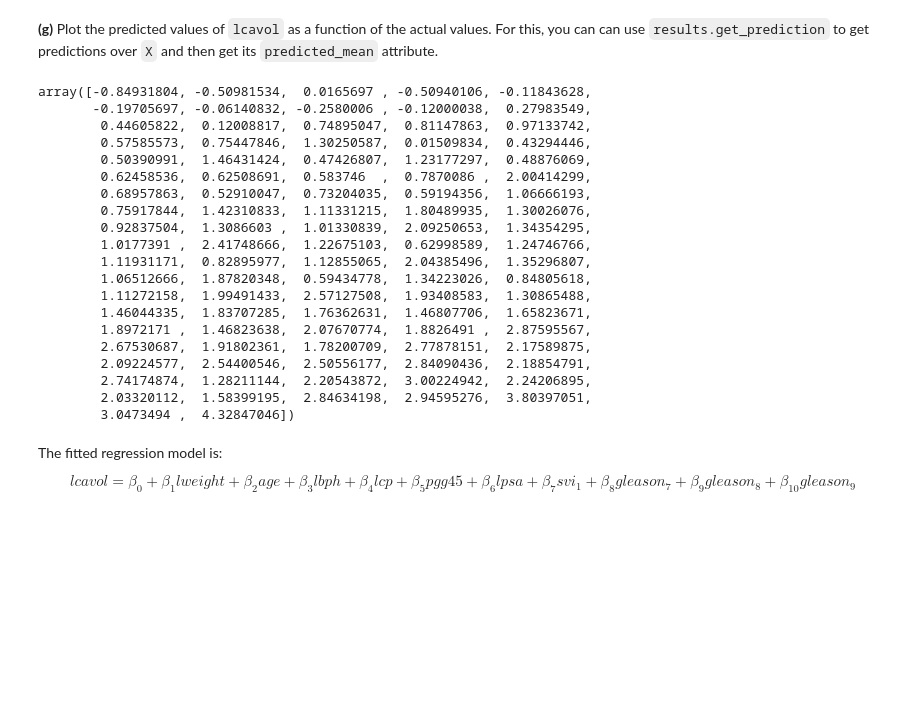
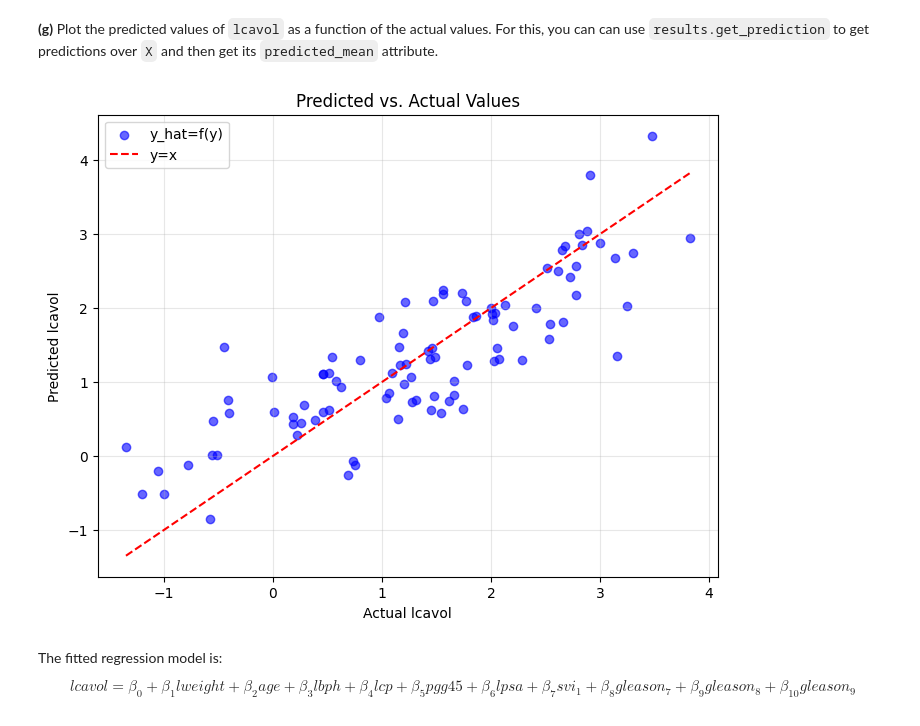
Before and after one commit to Erratu/Stats-S8-TPs, a Jupyter notebook: TP1/TP1.ipynb, the cells around one changed output. Cells and saved outputs as stored; diff of their text form; code cells hidden in the pictures; blank space fills up the shorter version.

```diff
--- a/TP1/TP1.ipynb
+++ b/TP1/TP1.ipynb
@@ -563,28 +630,25 @@ def resolution(X,y):
 # %% [markdown]
 **(g)** Plot the predicted values of `lcavol` as a function of the actual values. For this, you can can use `results.get_prediction` to get predictions over `X` and then get its `predicted_mean` attribute.
 # %%
-results.get_prediction().predicted_mean
+predicted_obj = results.get_prediction(X)
+
+y_hat = predicted_obj.predicted_mean
+
+plt.figure(figsize=(8, 6))
+plt.scatter(y, y_hat, alpha=0.6, color='blue', label='y_hat=f(y)')
+
+
+line_coords = np.linspace(y.min(), y.max(), 100)
+plt.plot(line_coords, line_coords, color='red', linestyle='--', label='y_hat=y')
+
+plt.xlabel('Actual lcavol')
+plt.ylabel('Predicted lcavol')
+plt.title('Predicted vs. Actual Values')
+plt.legend()
+plt.grid(True, alpha=0.3)
+plt.show()
 # %% [output]
-array([-0.84931804, -0.50981534,  0.0165697 , -0.50940106, -0.11843628,
-       -0.19705697, -0.06140832, -0.2580006 , -0.12000038,  0.27983549,
-        0.44605822,  0.12008817,  0.74895047,  0.81147863,  0.97133742,
-        0.57585573,  0.75447846,  1.30250587,  0.01509834,  0.43294446,
-        0.50390991,  1.46431424,  0.47426807,  1.23177297,  0.48876069,
-        0.62458536,  0.62508691,  0.583746  ,  0.7870086 ,  2.00414299,
-        0.68957863,  0.52910047,  0.73204035,  0.59194356,  1.06666193,
-        0.75917844,  1.42310833,  1.11331215,  1.80489935,  1.30026076,
-        0.92837504,  1.3086603 ,  1.01330839,  2.09250653,  1.34354295,
-        1.0177391 ,  2.41748666,  1.22675103,  0.62998589,  1.24746766,
-        1.11931171,  0.82895977,  1.12855065,  2.04385496,  1.35296807,
-        1.06512666,  1.87820348,  0.59434778,  1.34223026,  0.84805618,
-        1.11272158,  1.99491433,  2.57127508,  1.93408583,  1.30865488,
-        1.46044335,  1.83707285,  1.76362631,  1.46807706,  1.65823671,
-        1.8972171 ,  1.46823638,  2.07670774,  1.8826491 ,  2.87595567,
-        2.67530687,  1.91802361,  1.78200709,  2.77878151,  2.17589875,
-        2.09224577,  2.54400546,  2.50556177,  2.84090436,  2.18854791,
-        2.74174874,  1.28211144,  2.20543872,  3.00224942,  2.24206895,
-        2.03320112,  1.58399195,  2.84634198,  2.94595276,  3.80397051,
-        3.0473494 ,  4.32847046])
+[figure, added]
 # %% [markdown]
 The fitted regression model is:
 
```
Also changed, not shown: parts of 16 cells of this notebook.
